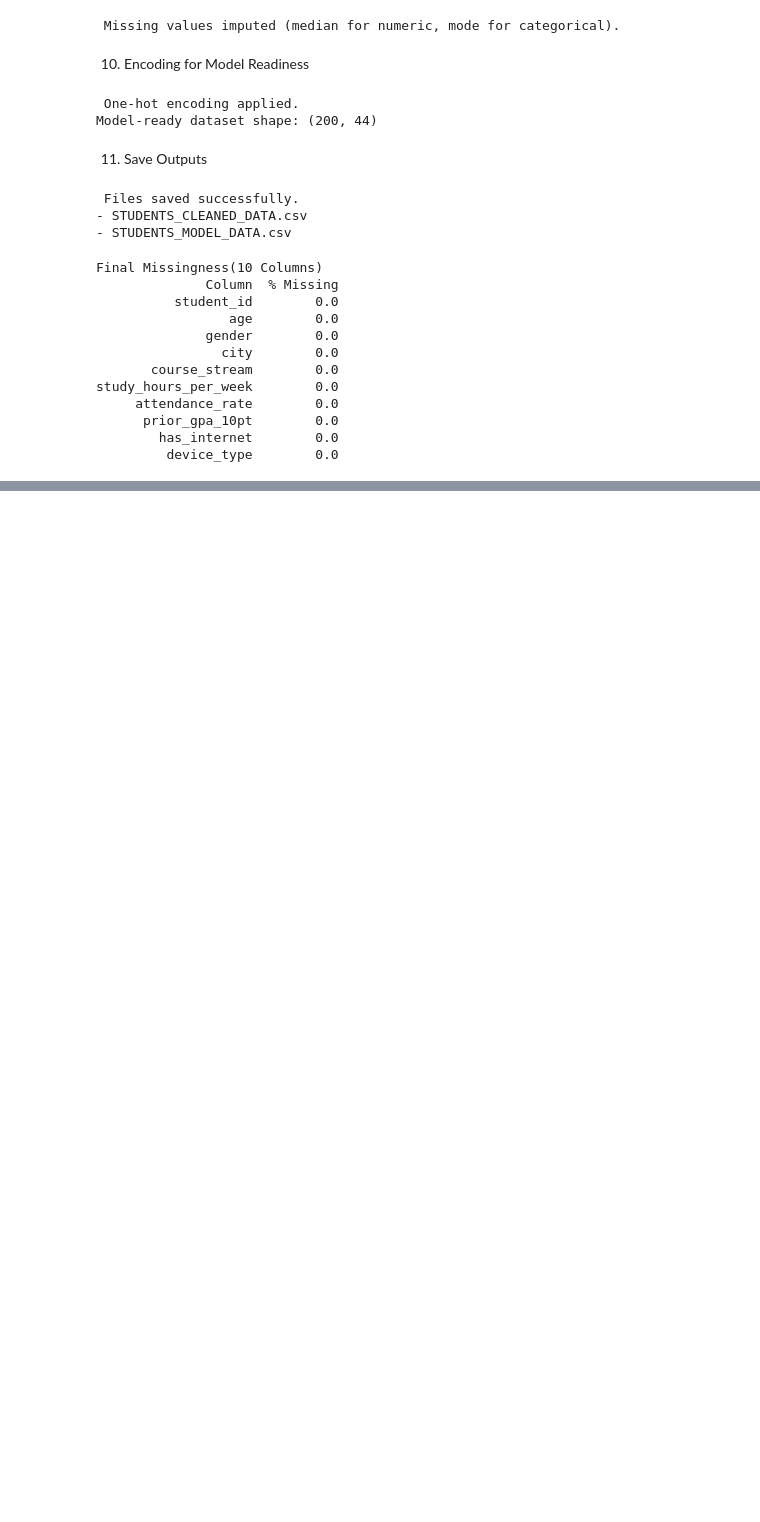
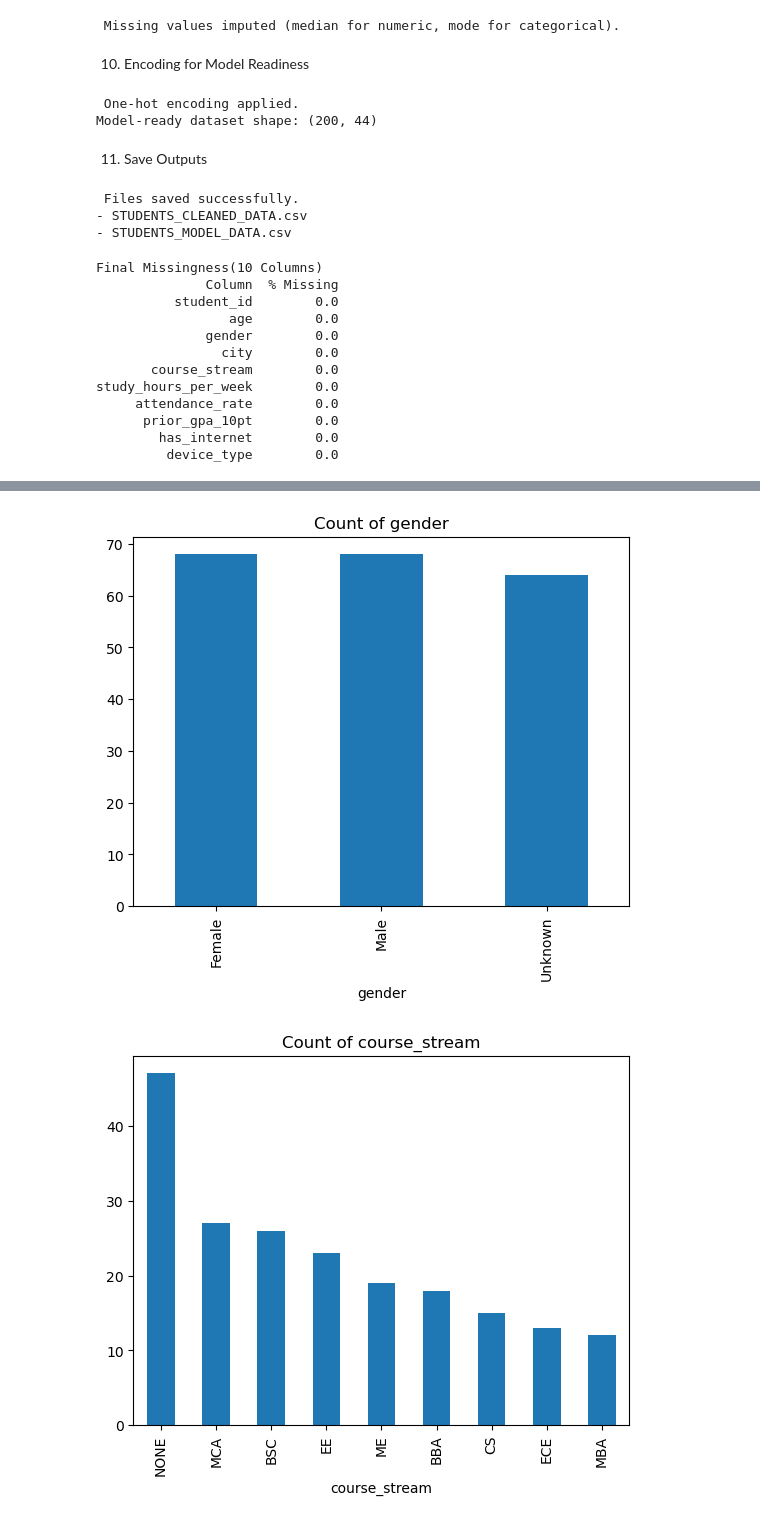
Before and after one commit to monishrees/AI-Intern_MoniShree, a Jupyter notebook: MoniShree_Task1_Task2.ipynb, the cells around one changed output, grey strips where cells are left out. Drawn from its saved outputs; the diff is of its cells as text; code cells hidden in the pictures; blank space fills up the shorter version.

```diff
--- a/MoniShree_Task1_Task2.ipynb
+++ b/MoniShree_Task1_Task2.ipynb
@@ -614,0 +634,12 @@ study_hours_per_week        0.0
+# %%
+# Plot bar charts for important categorical variables
+cat_cols = ['gender', 'course_stream', 'scholarship', 'has_internet']
+
+for col in cat_cols:
+    plt.figure()
+    df[col].value_counts().plot(kind='bar')
+    plt.title(f"Count of {col}")
+    plt.show()
+# %% [output]
+[figure, added]
+[figure, added]
```
Also changed, not shown: parts of 30 cells of this notebook, 3 other files.
